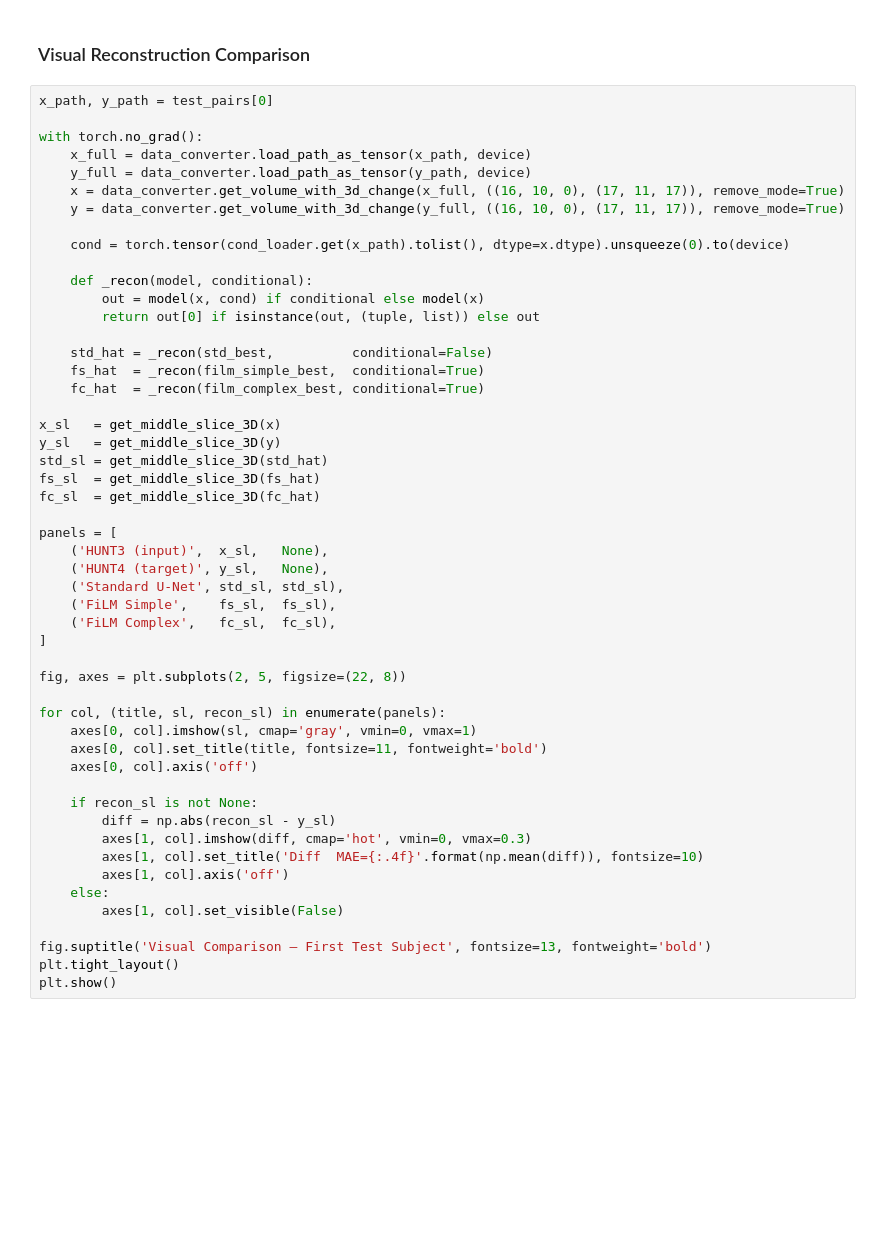
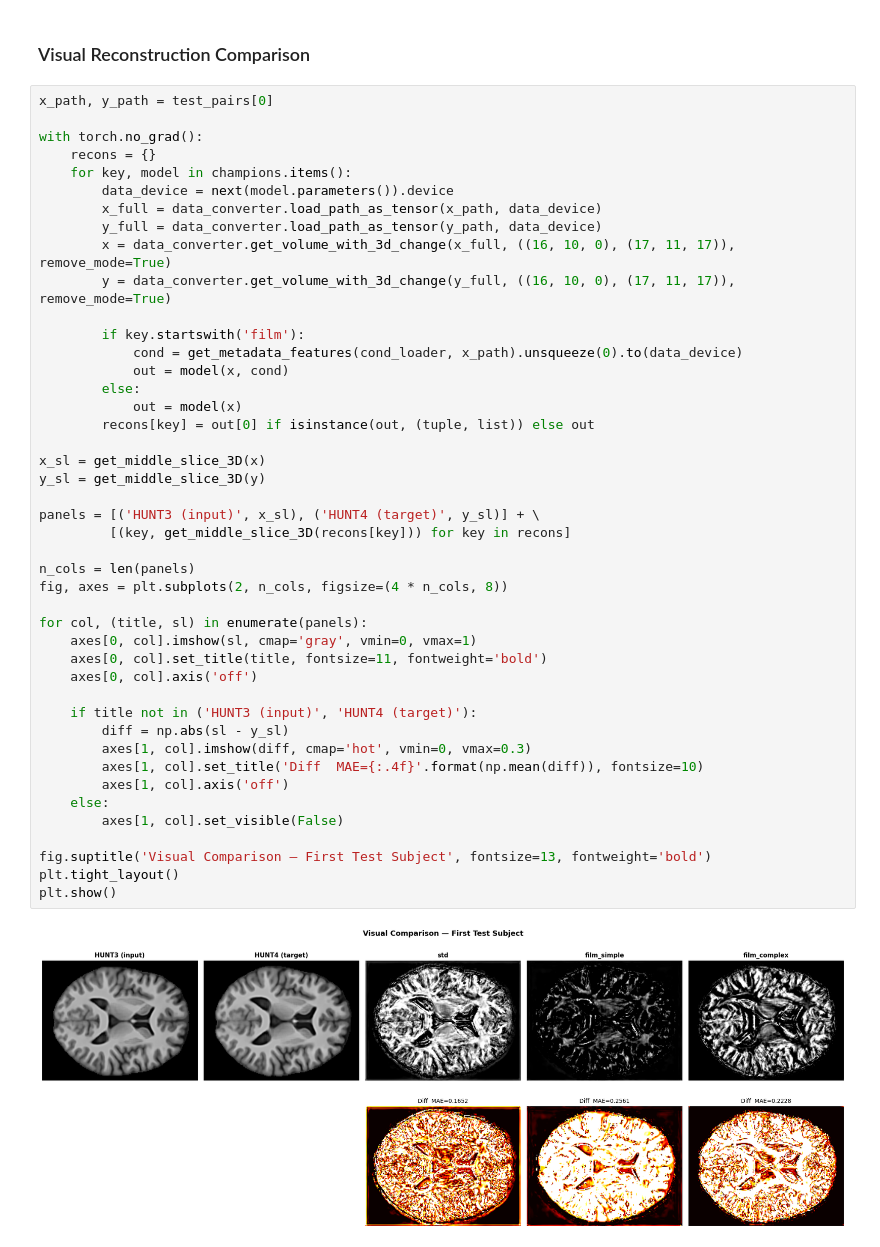
Before and after one commit to flippi321/NTNU-Master-project, a Jupyter notebook: EX1-compare-unets.ipynb, the cells around one changed output. Saved outputs shown, nothing was run; the diff lists cells and outputs as text; blank space fills up the shorter version.

```diff
--- a/EX1-compare-unets.ipynb
+++ b/EX1-compare-unets.ipynb
@@ -235,51 +253,46 @@ plt.show()
 # %%
 x_path, y_path = test_pairs[0]
 
 with torch.no_grad():
-    x_full = data_converter.load_path_as_tensor(x_path, device)
-    y_full = data_converter.load_path_as_tensor(y_path, device)
-    x = data_converter.get_volume_with_3d_change(x_full, ((16, 10, 0), (17, 11, 17)), remove_mode=True)
-    y = data_converter.get_volume_with_3d_change(y_full, ((16, 10, 0), (17, 11, 17)), remove_mode=True)
+    recons = {}
+    for key, model in champions.items():
+        data_device = next(model.parameters()).device
+        x_full = data_converter.load_path_as_tensor(x_path, data_device)
+        y_full = data_converter.load_path_as_tensor(y_path, data_device)
+        x = data_converter.get_volume_with_3d_change(x_full, ((16, 10, 0), (17, 11, 17)), remove_mode=True)
+        y = data_converter.get_volume_with_3d_change(y_full, ((16, 10, 0), (17, 11, 17)), remove_mode=True)
 
-    cond = torch.tensor(cond_loader.get(x_path).tolist(), dtype=x.dtype).unsqueeze(0).to(device)
+        if key.startswith('film'):
+            cond = get_metadata_features(cond_loader, x_path).unsqueeze(0).to(data_device)
+            out = model(x, cond)
+        else:
+            out = model(x)
+        recons[key] = out[0] if isinstance(out, (tuple, list)) else out
 
-    def _recon(model, conditional):
-        out = model(x, cond) if conditional else model(x)
-        return out[0] if isinstance(out, (tuple, list)) else out
+x_sl = get_middle_slice_3D(x)
+y_sl = get_middle_slice_3D(y)
 
-    std_hat = _recon(std_best,          conditional=False)
-    fs_hat  = _recon(film_simple_best,  conditional=True)
-    fc_hat  = _recon(film_complex_best, conditional=True)
+panels = [('HUNT3 (input)', x_sl), ('HUNT4 (target)', y_sl)] + \
+         [(key, get_middle_slice_3D(recons[key])) for key in recons]
 
-x_sl   = get_middle_slice_3D(x)
-y_sl   = get_middle_slice_3D(y)
-std_sl = get_middle_slice_3D(std_hat)
-fs_sl  = get_middle_slice_3D(fs_hat)
-fc_sl  = get_middle_slice_3D(fc_hat)
+n_cols = len(panels)
+fig, axes = plt.subplots(2, n_cols, figsize=(4 * n_cols, 8))
 
-panels = [
-    ('HUNT3 (input)',  x_sl,   None),
-    ('HUNT4 (target)', y_sl,   None),
-    ('Standard U-Net', std_sl, std_sl),
-    ('FiLM Simple',    fs_sl,  fs_sl),
-    ('FiLM Complex',   fc_sl,  fc_sl),
-]
-
-fig, axes = plt.subplots(2, 5, figsize=(22, 8))
-
-for col, (title, sl, recon_sl) in enumerate(panels):
+for col, (title, sl) in enumerate(panels):
     axes[0, col].imshow(sl, cmap='gray', vmin=0, vmax=1)
     axes[0, col].set_title(title, fontsize=11, fontweight='bold')
     axes[0, col].axis('off')
 
-    if recon_sl is not None:
-        diff = np.abs(recon_sl - y_sl)
+    if title not in ('HUNT3 (input)', 'HUNT4 (target)'):
+        diff = np.abs(sl - y_sl)
         axes[1, col].imshow(diff, cmap='hot', vmin=0, vmax=0.3)
         axes[1, col].set_title('Diff  MAE={:.4f}'.format(np.mean(diff)), fontsize=10)
         axes[1, col].axis('off')
     else:
         axes[1, col].set_visible(False)
 
 fig.suptitle('Visual Comparison — First Test Subject', fontsize=13, fontweight='bold')
 plt.tight_layout()
 plt.show()
+# %% [output]
+[figure, added]
```
Also changed, not shown: parts of 6 cells of this notebook.
